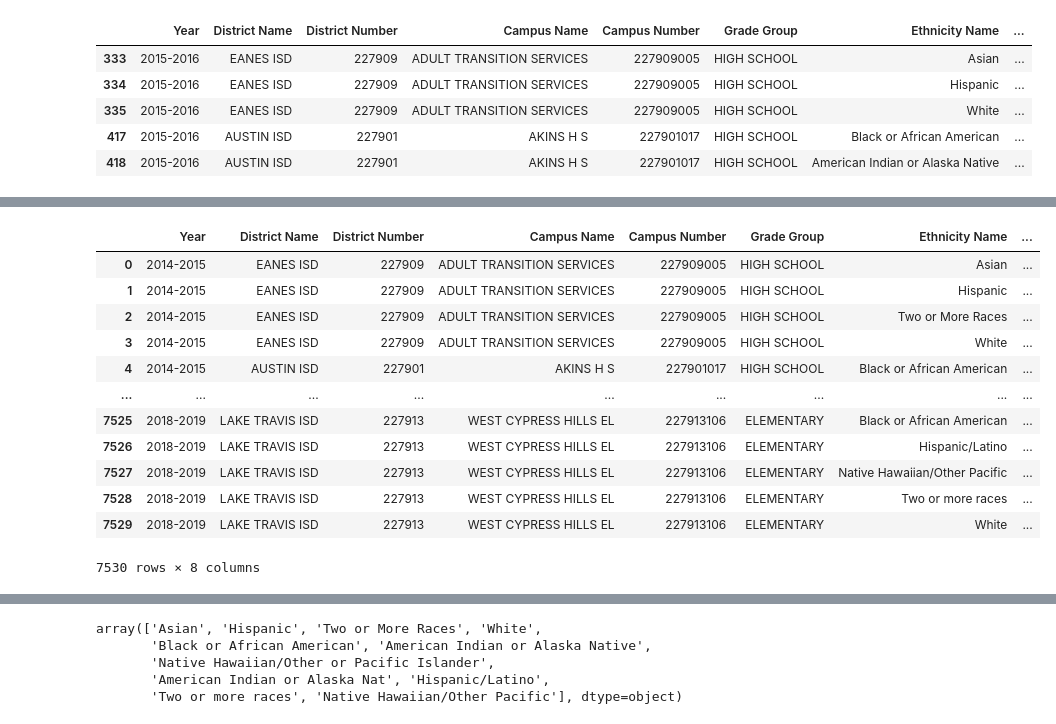
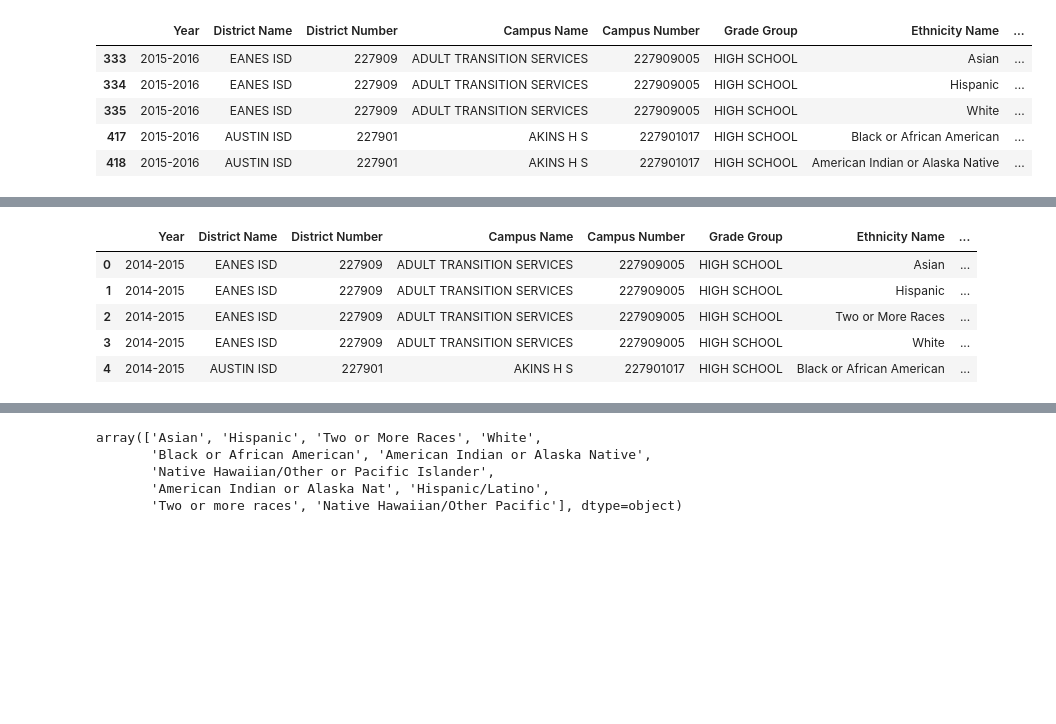
Before and after one commit to tpohl535/project_one_yellow_ninjas, a Jupyter notebook: Schools/ethnicity-acad-performance/schools-ethnicity.ipynb, the cells around one changed output, grey strips where cells are left out. Drawn from its saved outputs; the diff is of its cells as text; code cells hidden in the pictures; blank space fills up the shorter version.

```diff
--- a/Schools/ethnicity-acad-performance/schools-ethnicity.ipynb
+++ b/Schools/ethnicity-acad-performance/schools-ethnicity.ipynb
@@ -202,23 +202,16 @@ df_eth19_clean_travis.head()
 # %%
 # Concatenate all 5 years' dataframes for Travis County ethnicity data, and reset index to avoid duplicate indices.
 
 df_eth5yrs_travis = pd.concat([df_eth15_clean_travis, df_eth16_clean_travis, df_eth17_clean_travis, df_eth18_clean_travis, df_eth19_clean_travis])
 df_eth5yrs_clean_travis = df_eth5yrs_travis.reset_index(drop=True)
-df_eth5yrs_clean_travis
+df_eth5yrs_clean_travis.head()
 # %% [output]
 |  | Year | District Name | District Number | Campus Name | Campus Number | Grade Group | Ethnicity Name | ... |
 | 0 | 2014-2015 | EANES ISD | 227909 | ADULT TRANSITION SERVICES | 227909005 | HIGH SCHOOL | Asian | ... |
 | 1 | 2014-2015 | EANES ISD | 227909 | ADULT TRANSITION SERVICES | 227909005 | HIGH SCHOOL | Hispanic | ... |
 | 2 | 2014-2015 | EANES ISD | 227909 | ADULT TRANSITION SERVICES | 227909005 | HIGH SCHOOL | Two or More Races | ... |
 | 3 | 2014-2015 | EANES ISD | 227909 | ADULT TRANSITION SERVICES | 227909005 | HIGH SCHOOL | White | ... |
 | 4 | 2014-2015 | AUSTIN ISD | 227901 | AKINS H S | 227901017 | HIGH SCHOOL | Black or African American | ... |
-| ... | ... | ... | ... | ... | ... | ... | ... | ... |
-| 7525 | 2018-2019 | LAKE TRAVIS ISD | 227913 | WEST CYPRESS HILLS EL | 227913106 | ELEMENTARY | Black or African American | ... |
-| 7526 | 2018-2019 | LAKE TRAVIS ISD | 227913 | WEST CYPRESS HILLS EL | 227913106 | ELEMENTARY | Hispanic/Latino | ... |
-| 7527 | 2018-2019 | LAKE TRAVIS ISD | 227913 | WEST CYPRESS HILLS EL | 227913106 | ELEMENTARY | Native Hawaiian/Other Pacific | ... |
-| 7528 | 2018-2019 | LAKE TRAVIS ISD | 227913 | WEST CYPRESS HILLS EL | 227913106 | ELEMENTARY | Two or more races | ... |
-| 7529 | 2018-2019 | LAKE TRAVIS ISD | 227913 | WEST CYPRESS HILLS EL | 227913106 | ELEMENTARY | White | ... |
-7530 rows × 8 columns
 # %%
 # Rename columns
 
```
Also changed, not shown: parts of 2 cells of this notebook, 1 other file.
